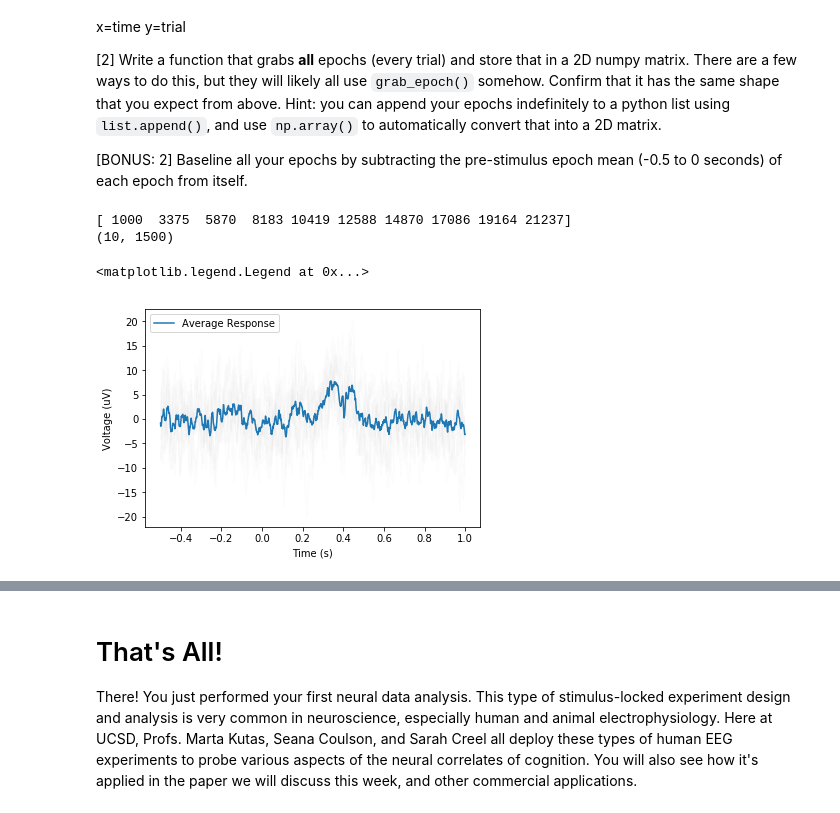
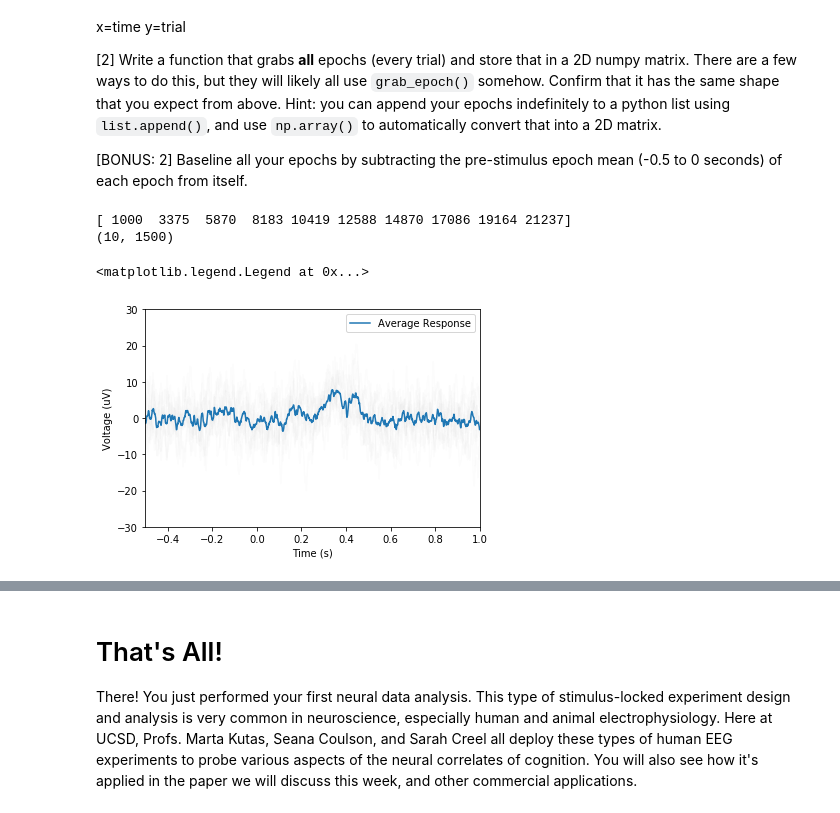
Before and after one commit to kevinice95/COGS118C, a Jupyter notebook: Assignments/A1-SamplingTimeSeries.ipynb, the cells around one changed output, grey strips where cells are left out. Cells and saved outputs as stored; diff of their text form; code cells hidden in the pictures.

```diff
--- a/Assignments/A1-SamplingTimeSeries.ipynb
+++ b/Assignments/A1-SamplingTimeSeries.ipynb
@@ -258,8 +258,8 @@ ANSWER: rows = number of trails (10 in our case?) and columns = time*fs or all t
 # %%
 def get_all_epochs(data, indices, fs, len_pre, len_post):
     all_epochs = []
-    for i in range(0,len(indices)):
-        temp = all_epochs.append(baselining([grab_epoch(data,indices[i],fs,len_pre,len_post)],len_pre,fs))
+    for i in indices:
+        temp = all_epochs.append(baselining([grab_epoch(data,i,fs,len_pre,len_post)],len_pre,fs))
     return np.array(all_epochs).reshape(len(indices),1500)
 def baselining(epoch,len_pre,fs):
     epoch1 = np.array(epoch)[:,0:int(-len_pre*fs)]
@@ -267,18 +267,19 @@ def baselining(epoch,len_pre,fs):
 # %%
 epoched_EEG = get_all_epochs(EEG, EEG_indices, fs, len_pre, len_post)
 print(EEG_indices)
 print(epoched_EEG.shape)
 # plot all the epochs and average
 plt.plot(t_epoch, epoched_EEG.T, '-k', alpha=0.01)
 plt.plot(t_epoch, np.mean(epoched_EEG,axis=0), label='Average Response')
 plt.xlabel('Time (s)')
 plt.ylabel('Voltage (uV)')
+plt.xlim([-.5,1]); plt.ylim([-30, 30]);
 plt.legend()
 # %% [output]
 [ 1000  3375  5870  8183 10419 12588 14870 17086 19164 21237]
 (10, 1500)
 <matplotlib.legend.Legend at 0x...>
-[figure, old version]
+[figure, new version]
 # %% [markdown]
 # [6] Q7: Step 5 & 6 - Group Based on Trial Type
 In the plot above, I simply averaged over all the epochs to produce the average response (blue). However, as you will recall, there are several different types of trials (second column in `trial_info`). We should group epochs of the same trial type, and average over those.
```
Also changed, not shown: parts of 8 cells of this notebook.
